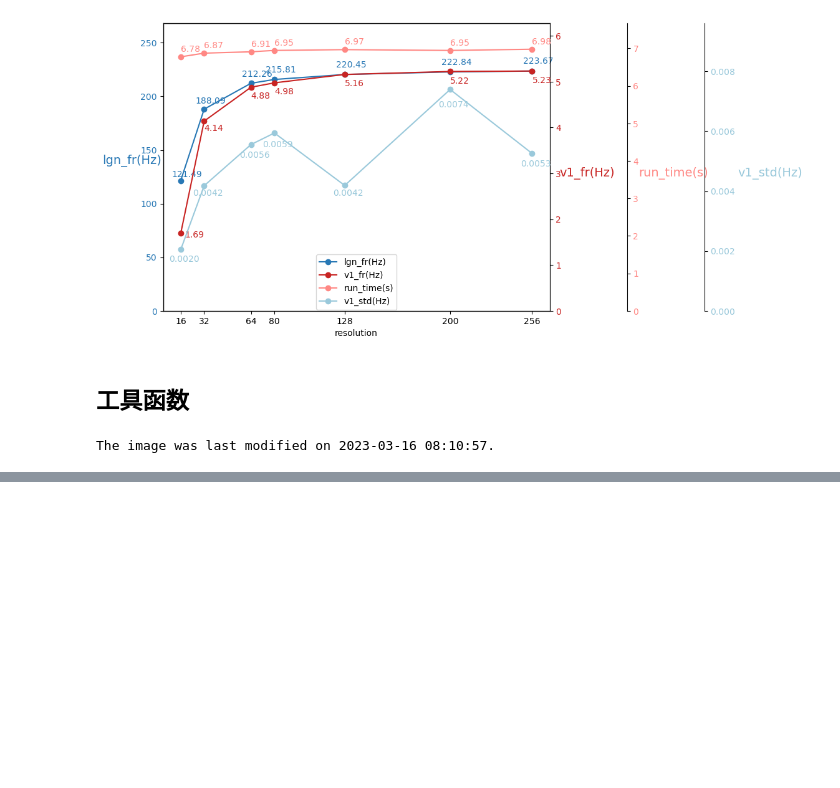
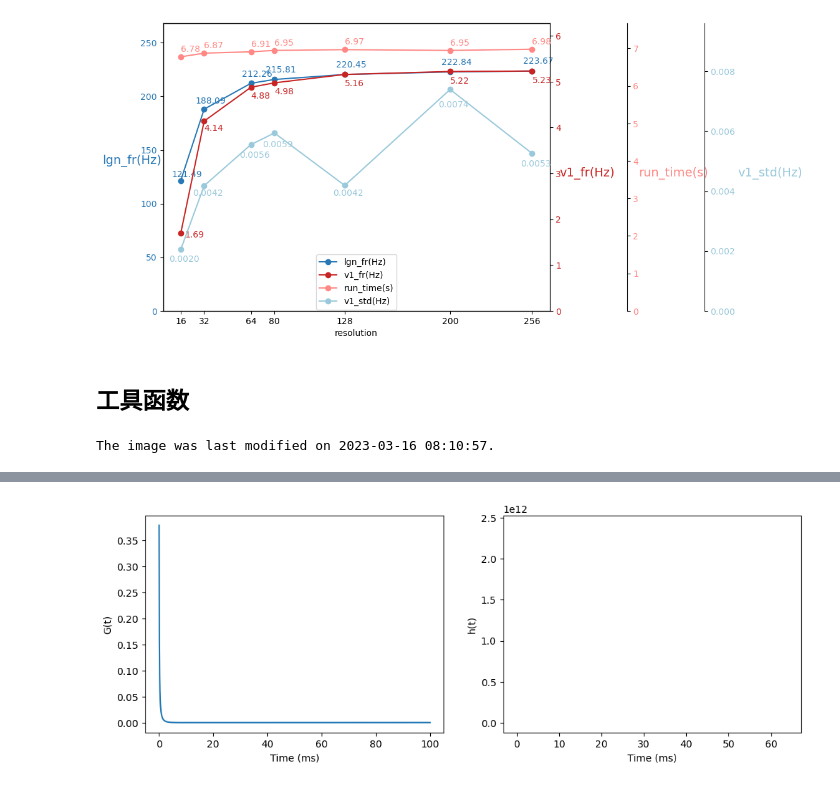
Before and after one commit to zhaobenyan51129/Robustness, a Jupyter notebook: lgn_field/pixel_time.ipynb, the cells around one changed output, grey strips where cells are left out. Drawn from its saved outputs; the diff is of its cells as text; code cells hidden in the pictures; blank space fills up the shorter version.

```diff
--- a/lgn_field/pixel_time.ipynb
+++ b/lgn_field/pixel_time.ipynb
@@ -749,0 +774,77 @@ The image was last modified on 2023-03-16 08:10:57.
+# %%
+import numpy as np
+import matplotlib.pyplot as plt
+
+import numpy as np
+import matplotlib.pyplot as plt
+
+import numpy as np
+import matplotlib.pyplot as plt
+
+class TemporalParams:
+    def __init__(self, nR, nD, tauR, tauD, ratio):
+        self.nR = nR
+        self.nD = nD
+        self.tauR = tauR
+        self.tauD = tauD
+        self.ratio = ratio
+
+def temporalKernel(tau, temp, lfac1, lfac2):
+    tau1 = tau / temp.tauR
+    tau2 = tau / temp.tauD
+    A1 = (temp.nR-1) * np.log(tau1)
+    A2 = (temp.nD-1) * np.log(tau2)
+    tpR = np.exp(A1 - tau1 - lfac1) / temp.tauR
+    tpD = np.exp(A2 - tau2 - lfac2) / temp.tauD
+    tp = tpR - temp.ratio * tpD
+    return tp
+
+def integral(t_0, lfac1, lfac2, temp, nR, nD, tauR, tauD, ratio):
+    def G(tau):
+        tau1 = tau / temp.tauR
+        tau2 = tau / temp.tauD
+        A1 = (nR-1) * np.log(tau1)
+        A2 = (nD-1) * np.log(tau2)
+        tpR = np.exp(A1 - tau1 - lfac1) / temp.tauR
+        tpD = np.exp(A2 - tau2 - lfac2) / temp.tauD
+        tp = tpR - ratio * tpD
+        return tp
+    dt = 0.01  # 时间步长
+    t = np.arange(0, t_0+dt, dt)
+    g = G(t_0 - t)
+    h = np.sum(g[:-1] + g[1:]) * dt / 2  # 梯形法求积分
+    return h
+
+def plot_G_and_h(t, lfac1, lfac2, temp):
+    # 计算G(t)和h(t)
+    Gt = temporalKernel(t, temp, lfac1, lfac2)
+    ht = np.array([integral(ti, lfac1, lfac2, temp, temp.nR, temp.nD, temp.tauR, temp.tauD, temp.ratio) for ti in t])
+
+    # 画图
+    fig, (ax1, ax2) = plt.subplots(ncols=2, figsize=(12, 4))
+    ax1.plot(t, Gt)
+    ax1.set_xlabel('Time (ms)')
+    ax1.set_ylabel('G(t)')
+
+    ax2.plot(t, ht)
+    ax2.set_xlabel('Time (ms)')
+    ax2.set_ylabel('h(t)')
+
+    plt.show()
+
+
+tau = 0.1  # 时间常数
+lfac1 = 0  # G(t)中的常量1
+lfac2 =0  # G(t)中的常量2
+nR = 6  # G(t)中的参数nR
+nD = 6  # G(t)中的参数nD
+tauR = 0.01  # G(t)中的参数tauR
+tauD = 0.02  # G(t)中的参数tauD
+ratio = 1  # G(t)中的参数ratio
+
+temp = TemporalParams(tauR, tauD, nR, nD, ratio)
+t = np.arange(0, 100, 0.1)  # 时间向量
+
+plot_G_and_h(t, lfac1, lfac2, temp)
+# %% [output]
+[figure, added]
```
Also changed, not shown: parts of 2 cells of this notebook, 2 other files.
